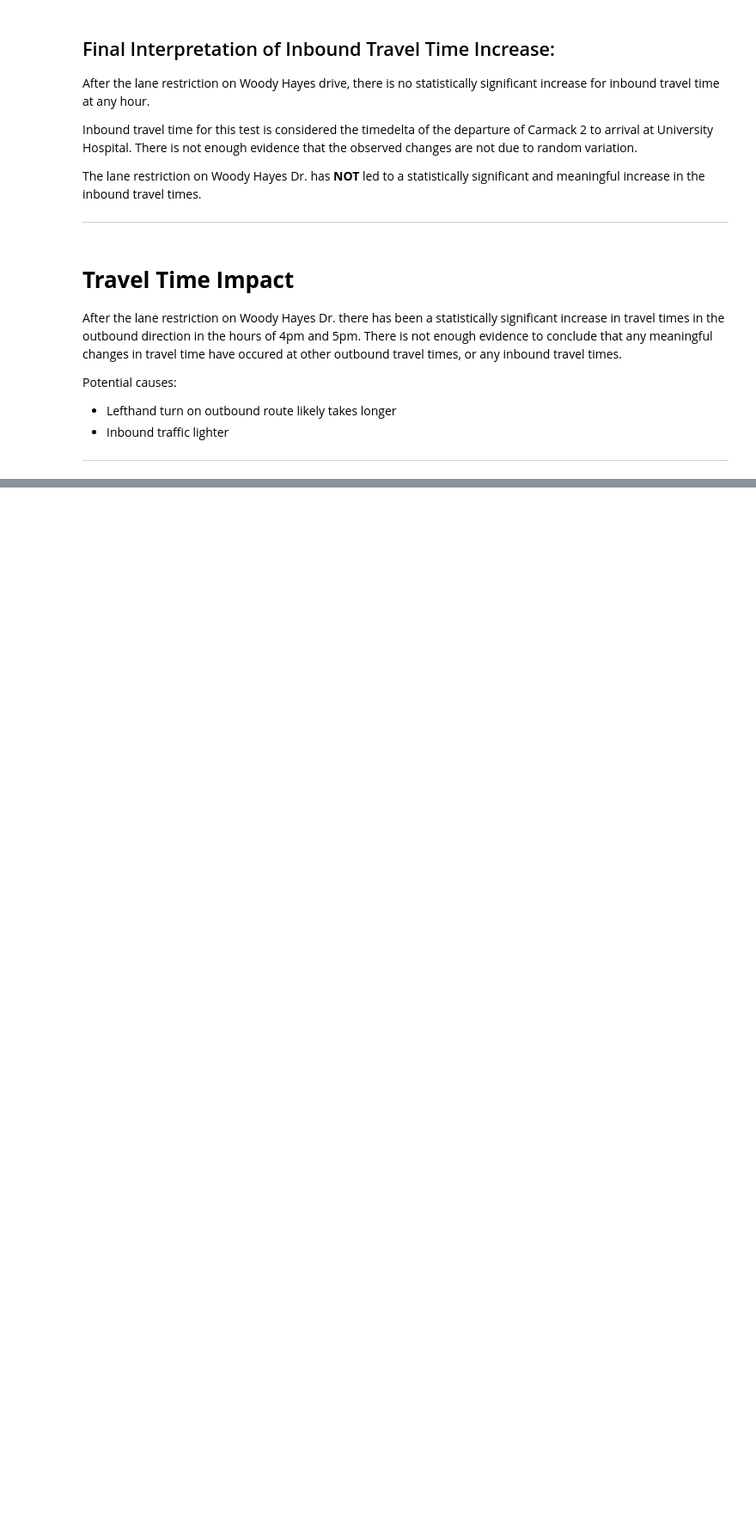
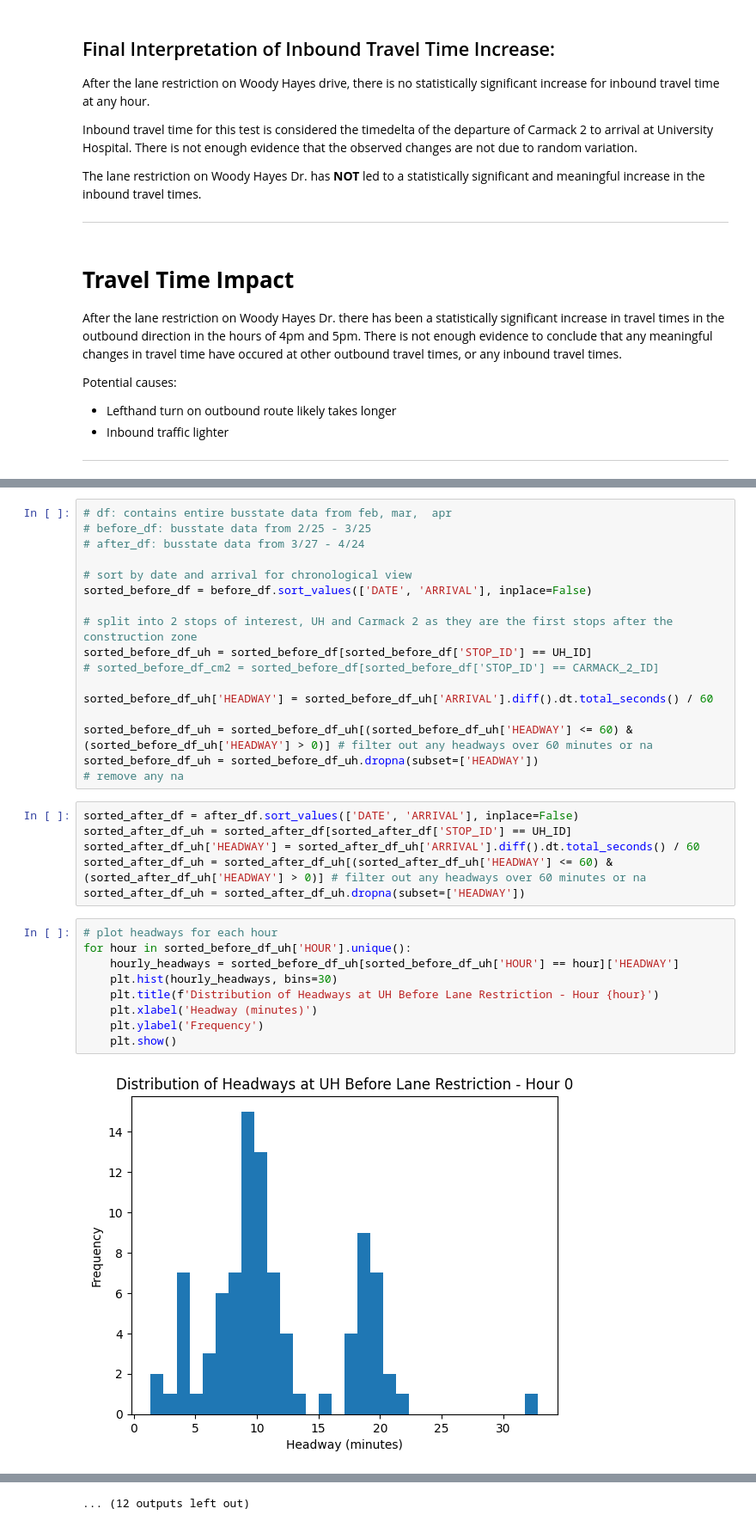
Before and after one commit to morgan1461/WMC-dashboard, a Jupyter notebook: analysis_notebooks/woody_hayes_dr_construction_analysis.ipynb, the cells around one changed output, grey strips where cells are left out. Shown at 86% size. Cells and saved outputs as stored; diff of their text form; blank space fills up the shorter version.

```diff
--- a/analysis_notebooks/woody_hayes_dr_construction_analysis.ipynb
+++ b/analysis_notebooks/woody_hayes_dr_construction_analysis.ipynb
@@ -573,0 +590,34 @@ Potential causes:
+# %%
+# df: contains entire busstate data from feb, mar,  apr
+# before_df: busstate data from 2/25 - 3/25
+# after_df: busstate data from 3/27 - 4/24
+
+# sort by date and arrival for chronological view
+sorted_before_df = before_df.sort_values(['DATE', 'ARRIVAL'], inplace=False)
+
+# split into 2 stops of interest, UH and Carmack 2 as they are the first stops after the construction zone
+sorted_before_df_uh = sorted_before_df[sorted_before_df['STOP_ID'] == UH_ID]
+# sorted_before_df_cm2 = sorted_before_df[sorted_before_df['STOP_ID'] == CARMACK_2_ID]
+
+sorted_before_df_uh['HEADWAY'] = sorted_before_df_uh['ARRIVAL'].diff().dt.total_seconds() / 60
+
+sorted_before_df_uh = sorted_before_df_uh[(sorted_before_df_uh['HEADWAY'] <= 60) & (sorted_before_df_uh['HEADWAY'] > 0)] # filter out any headways over 60 minutes or na
+sorted_before_df_uh = sorted_before_df_uh.dropna(subset=['HEADWAY'])
+# remove any na
+# %%
+sorted_after_df = after_df.sort_values(['DATE', 'ARRIVAL'], inplace=False)
+sorted_after_df_uh = sorted_after_df[sorted_after_df['STOP_ID'] == UH_ID]
+sorted_after_df_uh['HEADWAY'] = sorted_after_df_uh['ARRIVAL'].diff().dt.total_seconds() / 60
+sorted_after_df_uh = sorted_after_df_uh[(sorted_after_df_uh['HEADWAY'] <= 60) & (sorted_after_df_uh['HEADWAY'] > 0)] # filter out any headways over 60 minutes or na
+sorted_after_df_uh = sorted_after_df_uh.dropna(subset=['HEADWAY'])
+# %%
+# plot headways for each hour
+for hour in sorted_before_df_uh['HOUR'].unique():
+    hourly_headways = sorted_before_df_uh[sorted_before_df_uh['HOUR'] == hour]['HEADWAY']
+    plt.hist(hourly_headways, bins=30)
+    plt.title(f'Distribution of Headways at UH Before Lane Restriction - Hour {hour}')
+    plt.xlabel('Headway (minutes)')
+    plt.ylabel('Frequency')
+    plt.show()
+# %% [output]
+[figure, added]
@@ -573,0 +635 @@ Potential causes:
+... (12 outputs left out)
```
Also changed, not shown: parts of 15 cells of this notebook, 1 other file.
